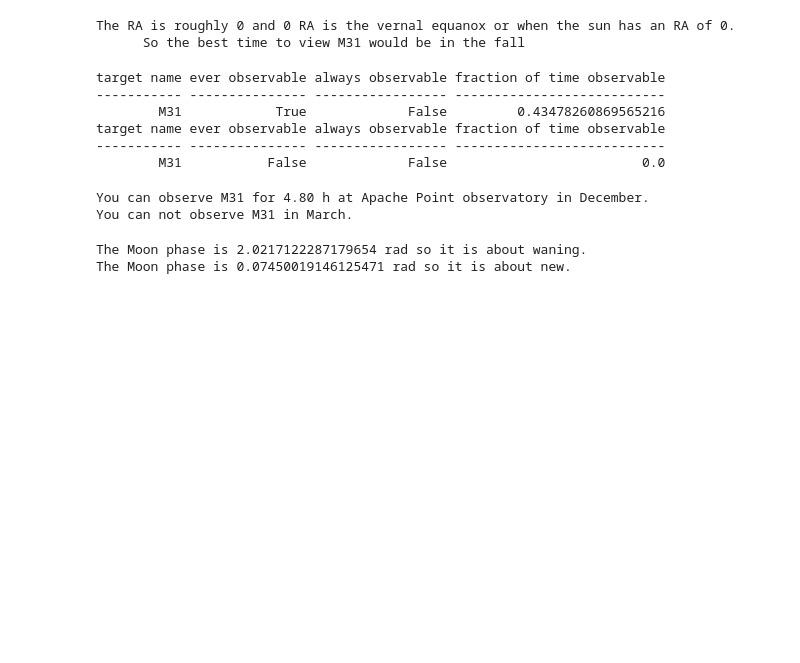
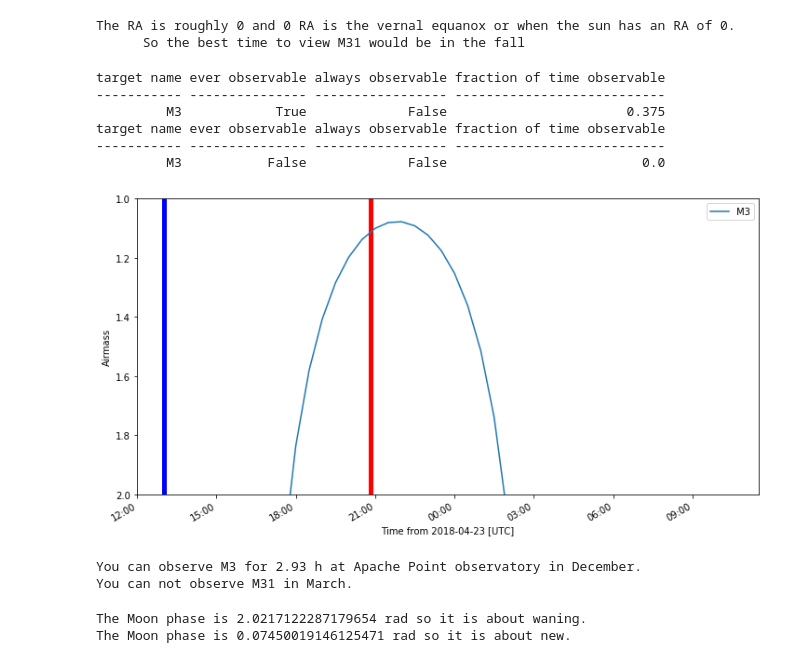
Before and after one commit to ryanj09/Astrojournal, a Jupyter notebook: Ryanjackimastro480.ipynb, the cells around one changed output. Cells and saved outputs as stored; diff of their text form; code cells hidden in the pictures; blank space fills up the shorter version.

```diff
--- a/Ryanjackimastro480.ipynb
+++ b/Ryanjackimastro480.ipynb
@@ -71,15 +77,15 @@ from astroplan import AirmassConstraint, MoonSeparationConstraint
 # %%
-a_p_o = Observer(longitude = 105.82027777778 * u.deg,
-                    latitude =  32.7802778 * u.deg,
+a_p_o = Observer(longitude = 105.8203 * u.deg,
+                    latitude =  32.78 * u.deg,
                     elevation = 2788 * u.m,
                     timezone = 'US/Mountain',
                     name = "Apache Point Observatory"
                     )
 a_p_o_timezone = a_p_o.timezone
 
-observational_window = Time("2018-12-31 12:00:00")
+observational_window = Time("2018-04-23 12:00:00")
 
-observational_window2 = Time("2018-03-31 12:00:00")
+observational_window2 = Time("2018-12-31 12:00:00")
 
 beginning_a_p_o = observational_window.to_datetime(a_p_o_timezone)
 
@@ -89,5 +95,5 @@ The local time at the observational window is 2018-12-31 05:00:00-07:00
 # %%
-a_p_o_end = Time("2018-12-28 12:00:00")
+a_p_o_end = Time("2018-04-24 12:00:00")
 
 a_p_o2_end = Time("2018-12-28 12:00:00")
 
@@ -132,7 +133,7 @@ window_time_grid2 = time_grid_from_range(window_range2)
 
 #target_values = target_table.as_matrix()
 
-targets = [FixedTarget(coord=SkyCoord(ra = 0.712313889*u.hourangle, dec = 41.26875*u.deg), name='M31')]
+targets = [FixedTarget(coord=SkyCoord(ra = 19*u.hourangle, dec = 11*u.deg), name='M3')]
 
 targets
 
@@ -159,10 +160,27 @@ print(observing_table_a_p_o2)
 # %% [output]
 target name ever observable always observable fraction of time observable
 ----------- --------------- ----------------- ---------------------------
-        M31            True             False         0.43478260869565216
+         M3            True             False                       0.375
 target name ever observable always observable fraction of time observable
 ----------- --------------- ----------------- ---------------------------
-        M31           False             False                         0.0
+         M3           False             False                         0.0
+# %%
+fig,ax = plt.subplots(1,1)
+fig.set_size_inches(10,5)
+
+fig.tight_layout()
+
+for i, my_object in enumerate(targets):#enumerate grab the if statment
+
+    if observing_table_a_p_o['ever observable'][i]:#ignore object I can't see
+        ax = plot_airmass(my_object, a_p_o, window_time_grid, max_airmass=2.0)
+
+ax.vlines(a_p_o_rise.datetime, 1,3, color='r', linewidth=5)
+ax.vlines(a_p_o_set.datetime, 1,3, color='b', linewidth=5)
+
+ax.legend();#loc=0,shadow=True);
+# %% [output]
+[figure, added]
 # %%
 for i, my_object in enumerate(targets):
 
@@ -185,7 +203,7 @@ for i, my_object in enumerate(targets):
         out = "You can not observe M31 in March."
         print(out)
 # %% [output]
-You can observe M31 for 4.80 h at Apache Point observatory in December.
+You can observe M3 for 2.93 h at Apache Point observatory in December.
 You can not observe M31 in March.
 # %%
 #IC 418 has a RA of 05 27 28.2037, dec of -12 41' 50.265". RA: 5.45783, dec: -11.3027
```
Also changed, not shown: parts of 7 cells of this notebook.
